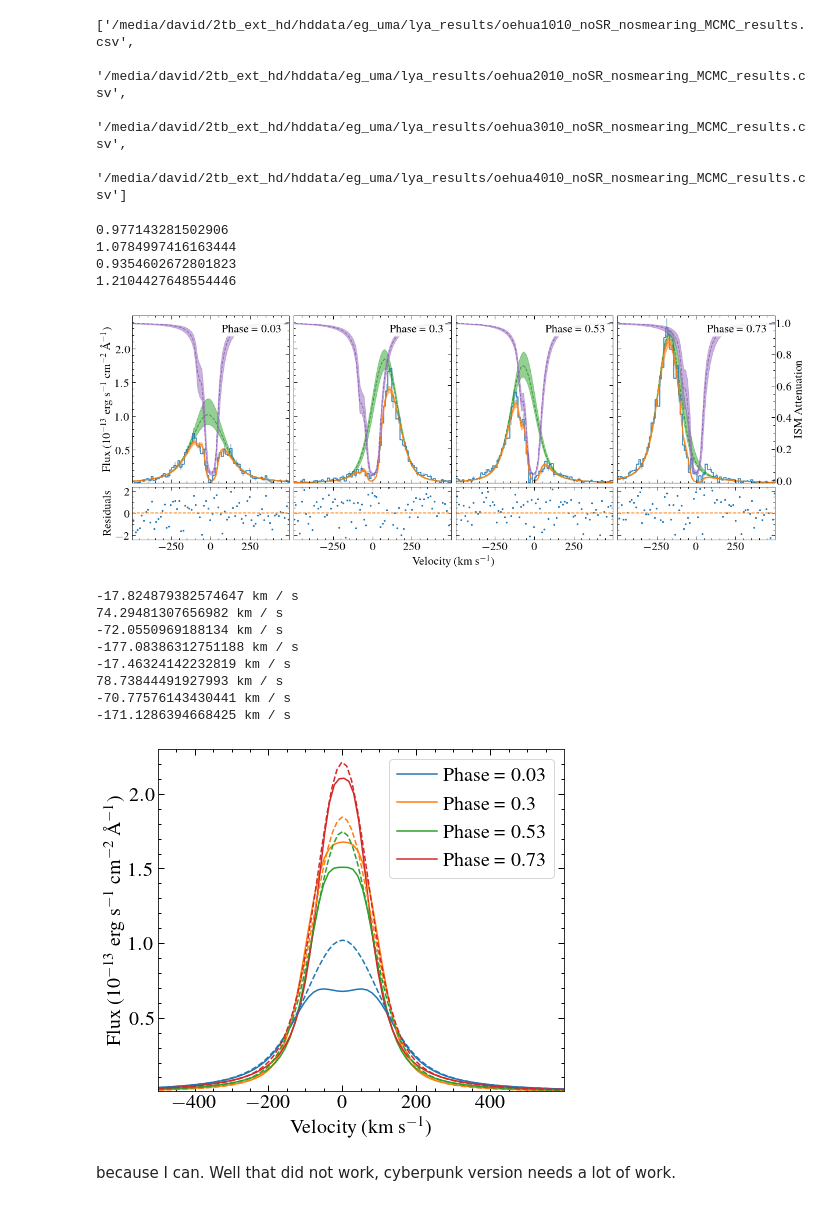
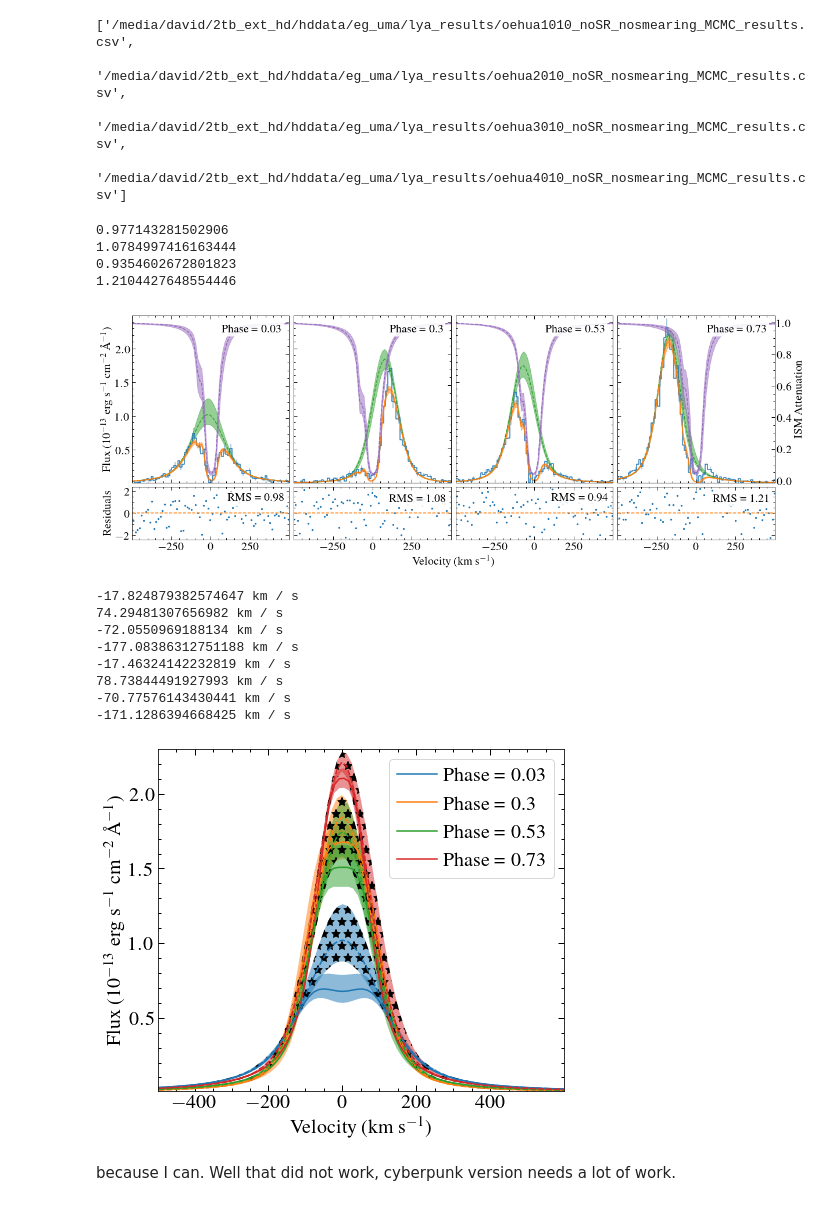
Before and after one commit to davidjwilson/pceb, a Jupyter notebook: eg_uma/eg_uma_lya_results.ipynb, the cells around one changed output. Saved outputs shown, nothing was run; the diff lists cells and outputs as text; code cells hidden in the pictures.

```diff
--- a/eg_uma/eg_uma_lya_results.ipynb
+++ b/eg_uma/eg_uma_lya_results.ipynb
@@ -321,7 +321,9 @@ for i, spec in enumerate(sr_specs_phase):
     plt.axhline(0, ls='--', c='C1')
     if i == 0:
         plt.ylabel('Residuals')
-
+    rms = np.mean(((data['flux_lya']-data['lya_model_median'])/data['error_lya'])**2)**0.5
+    print(rms)
+    plt.annotate('RMS = {0:.2f}'.format(rms), (0.97, 0.87), xycoords = 'axes fraction', ha='right', va='top', bbox=dict(facecolor='white', edgecolor='none', alpha=0.9))
 
 
 fig.add_subplot(111, frame_on=False)
@@ -403,7 +409,10 @@ for i, spec in enumerate(nosr_specs_phase):
     if i == 0:
         plt.ylabel('Residuals')
 
-    print(np.mean(((data['flux_lya']-data['lya_model_median'])/data['error_lya'])**2)**0.5)
+    rms = np.mean(((data['flux_lya']-data['lya_model_median'])/data['error_lya'])**2)**0.5
+    print(rms)
+    plt.annotate('RMS = {0:.2f}'.format(rms), (0.97, 0.87), xycoords = 'axes fraction', ha='right', va='top', bbox=dict(facecolor='white', edgecolor='none', alpha=0.9))
+
 
 
 
@@ -420,40 +429,43 @@ plt.savefig('plots/eg_uma_lya_fit_nosr.pdf')
 1.0784997416163444
 0.9354602672801823
 1.2104427648554446
-[figure, old version]
+[figure, new version]
 # %%
 plt.figure(figsize=(7,6))
 for i, spec in enumerate(sr_specs_phase):
     data = Table.read(spec)
     v_ly = data['vs_n value'][2]*u.km/u.s
     print(v_ly)
     v = (data['wave_lya']*u.AA).to(u.km/u.s,  equivalencies=u.doppler_optical(lya*u.AA))
     plt.plot(v-v_ly, data['lya_intrinsic_median']*fscale, label='Phase = {}'.format(phase_sort[i]))
+    plt.fill_between((v-v_ly).value, data['lya_intrinsic_high_1sig']*fscale, data['lya_intrinsic_low_1sig']*fscale, alpha=0.5, zorder=-10)
+
 
 plt.gca().set_prop_cycle(None)
 for i, spec in enumerate(nosr_specs_phase):
     data = Table.read(spec)
     v_ly = data['vs_n value'][2]*u.km/u.s
     print(v_ly)
     v = (data['wave_lya']*u.AA).to(u.km/u.s,  equivalencies=u.doppler_optical(lya*u.AA))
     plt.plot(v-v_ly, data['lya_intrinsic_median']*fscale, ls='--')
+    plt.fill_between((v-v_ly).value, data['lya_intrinsic_high_1sig']*fscale, data['lya_intrinsic_low_1sig']*fscale, alpha=0.5, zorder=-10, hatch='*')
 plt.xlim(-499, 599)
 plt.ylim(0.01, 2.3)
 plt.legend(frameon=True)
 plt.ylabel('Flux (10$^{-13}$ erg s$^{-1}$ cm$^{-2}$ \AA$^{-1}$)', size=20)
 plt.xlabel('Velocity (km s$^{-1}$)', size=20)
 plt.tight_layout()
-plt.savefig('plots/intrinsic_ly_all.pdf')
+# plt.savefig('plots/intrinsic_ly_all.pdf')
 # %% [output]
 -17.824879382574647 km / s
 74.29481307656982 km / s
 -72.0550969188134 km / s
 -177.08386312751188 km / s
 -17.46324142232819 km / s
 78.73844491927993 km / s
 -70.77576143430441 km / s
 -171.1286394668425 km / s
-[figure, old version]
+[figure, new version]
 # %% [markdown]
 because I can. Well that did not work, cyberpunk version needs a lot of work.
 # %%
```
Also changed, not shown: parts of 10 cells of this notebook, 14 other files.
